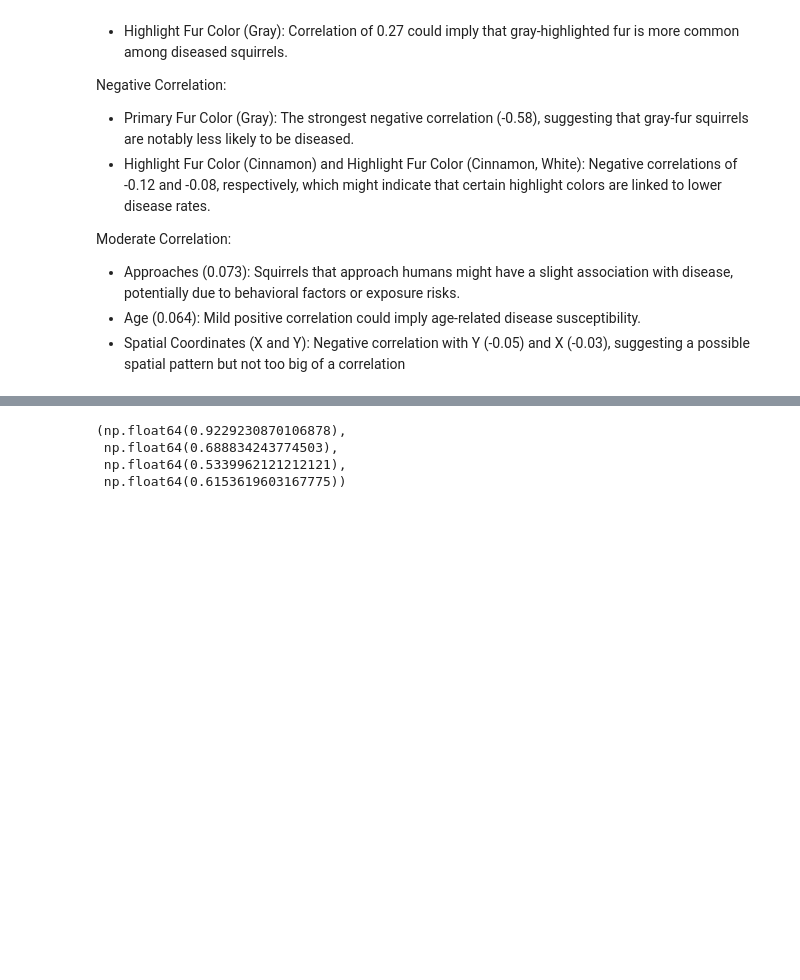
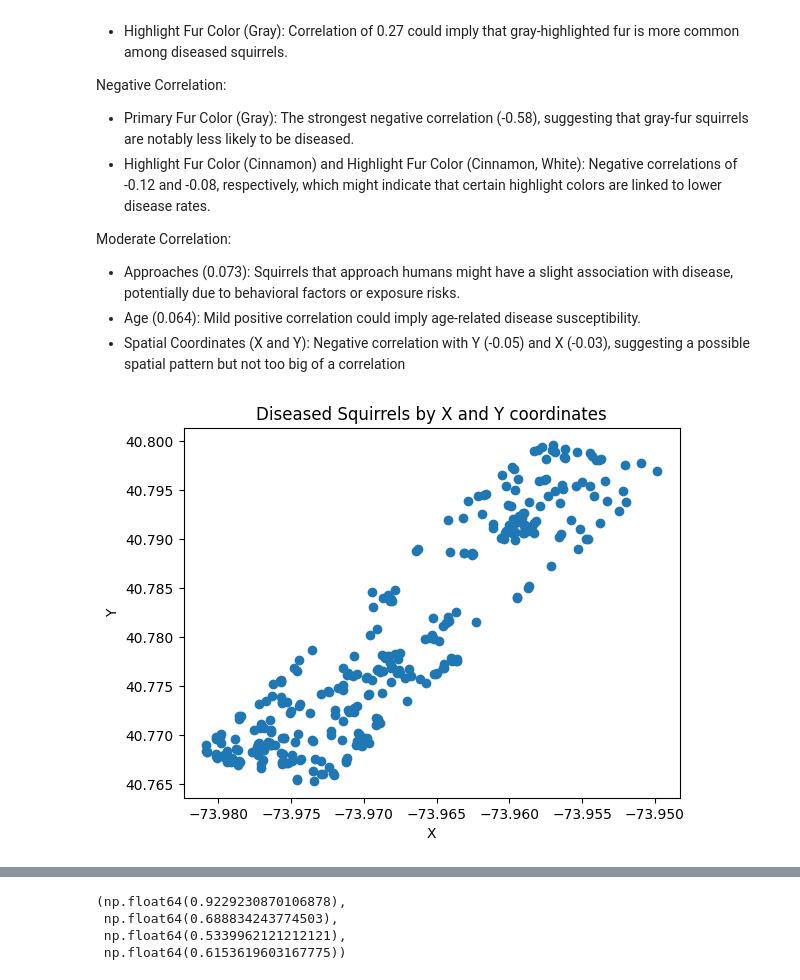
Before and after one commit to bradenkirkpatrick/machine-learning-project-2, a Jupyter notebook: Nutosis.ipynb, the cells around one changed output, grey strips where cells are left out. Drawn from its saved outputs; the diff is of its cells as text; code cells hidden in the pictures; blank space fills up the shorter version.

```diff
--- a/Nutosis.ipynb
+++ b/Nutosis.ipynb
@@ -209,3 +209,12 @@ Moderate Correlation:
 - Approaches (0.073): Squirrels that approach humans might have a slight association with disease, potentially due to behavioral factors or exposure risks.
 - Age (0.064): Mild positive correlation could imply age-related disease susceptibility.
 - Spatial Coordinates (X and Y): Negative correlation with Y (-0.05) and X (-0.03), suggesting a possible spatial pattern but not too big of a correlation
+# %%
+#Plot only diseased squirrels by X and Y coordinates
+plt.scatter(squirrel_data[squirrel_data['Diseased'] == 1]['X'], squirrel_data[squirrel_data['Diseased'] == 1]['Y'])
+plt.xlabel('X')
+plt.ylabel('Y')
+plt.title('Diseased Squirrels by X and Y coordinates')
+plt.show()
+# %% [output]
+[figure, added]
```
Also changed, not shown: parts of 2 cells of this notebook.
